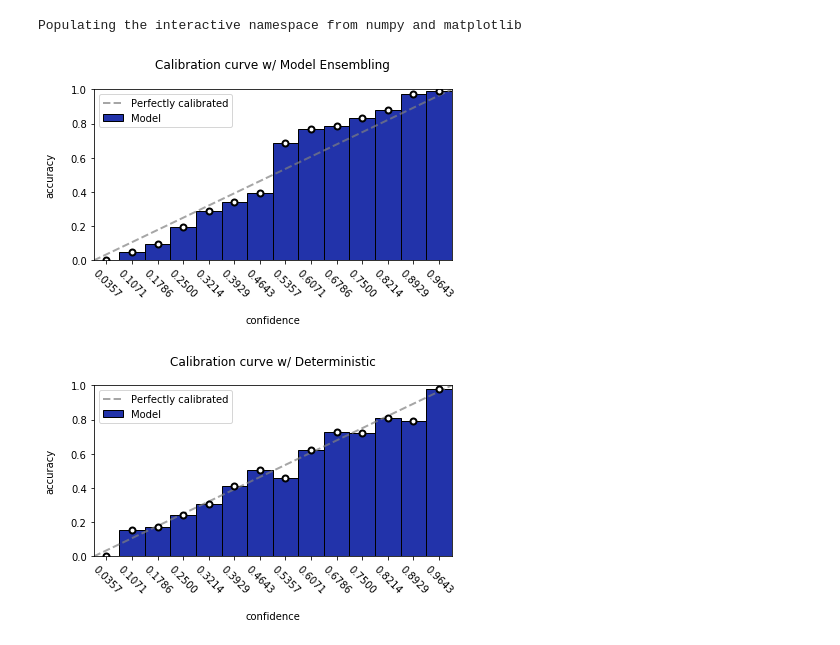
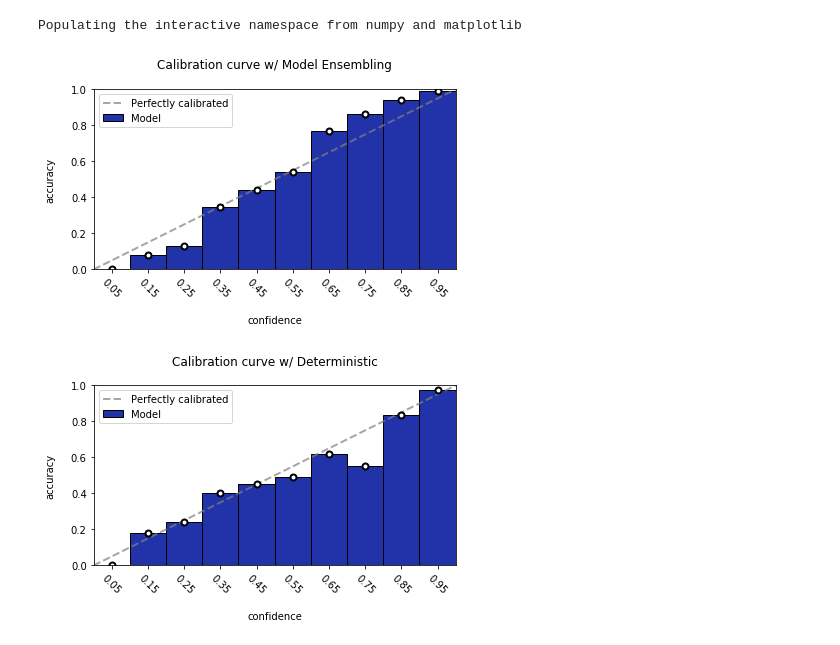
Before and after one commit to huyng/incertae, a Jupyter notebook: ensemble_classification.ipynb, the cells around one changed output. Drawn from its saved outputs; the diff is of its cells as text; code cells hidden in the pictures.

```diff
--- a/ensemble_classification.ipynb
+++ b/ensemble_classification.ipynb
@@ -62,11 +62,11 @@ models = [define() for i in range(5)]
 models = [train(x_trn[:, np.newaxis], y_trn[:, np.newaxis], model) for model in models]
 # %%
 probs, entropy = predict(models, x_tst)
-_ = plot_multiclass_calibration_curve(probs, y_tst, bins=14, title='Calibration curve w/ Model Ensembling')
+_ = plot_multiclass_calibration_curve(probs, y_tst, bins=10, title='Calibration curve w/ Model Ensembling')
 # %% [output]
-[figure, old version]
+[figure, new version]
 # %%
 probs = models[0](x_tst, training=False).numpy()
-_ = plot_multiclass_calibration_curve(probs, y_tst, bins=14, title='Calibration curve w/ Deterministic')
+_ = plot_multiclass_calibration_curve(probs, y_tst, bins=10, title='Calibration curve w/ Deterministic')
 # %% [output]
-[figure, old version]
+[figure, new version]
```
Also changed, not shown: 1 other file.
